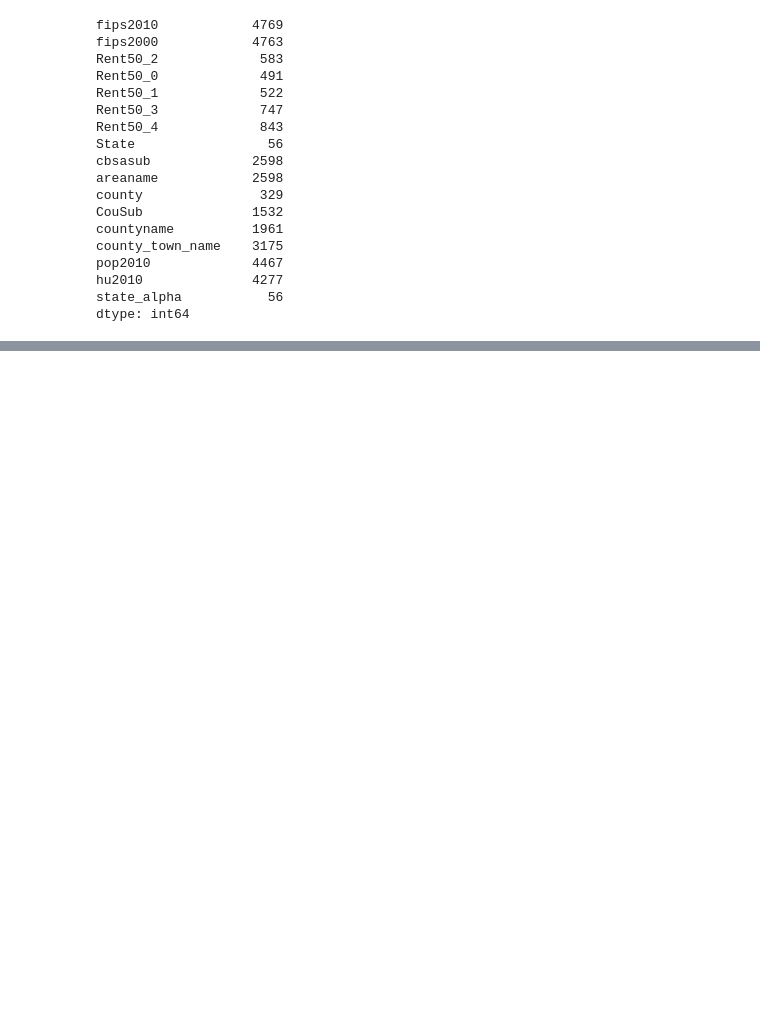
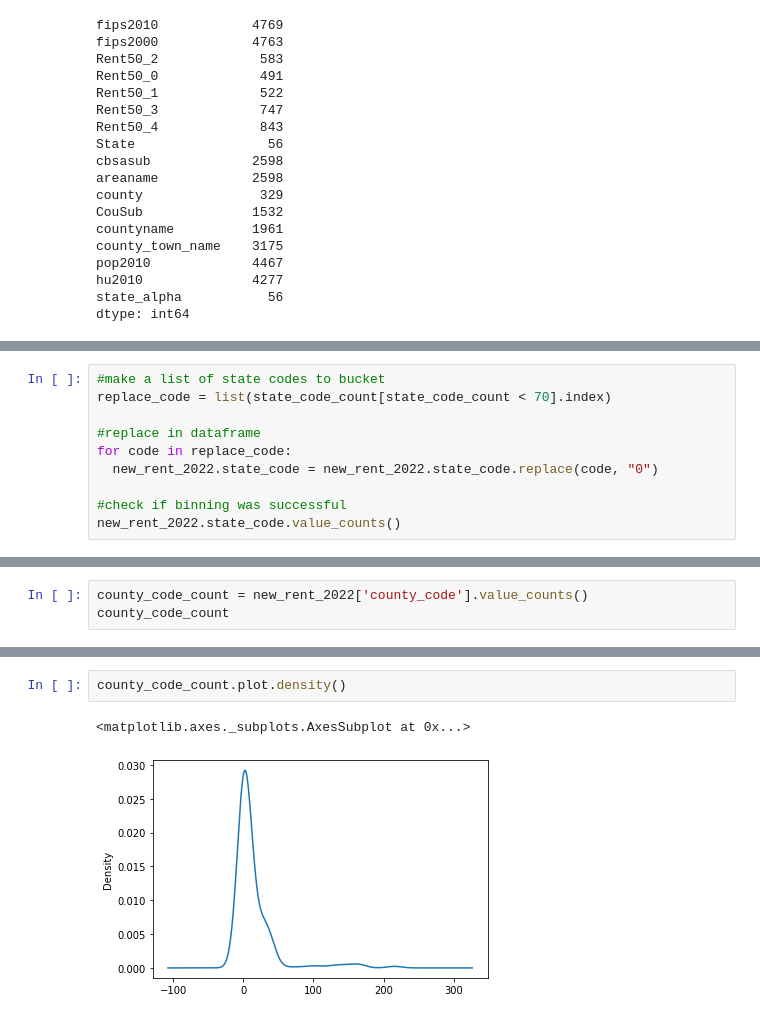
Before and after one commit to shumph10/Housing_Assistance_Analysis, a Jupyter notebook: ttest_project.ipynb, the cells around one changed output, grey strips where cells are left out. Saved outputs shown, nothing was run; the diff lists cells and outputs as text; blank space fills up the shorter version.

```diff
--- a/ttest_project.ipynb
+++ b/ttest_project.ipynb
@@ -211,0 +286,10 @@ dtype: int64
+# %%
+#make a list of state codes to bucket
+replace_code = list(state_code_count[state_code_count < 70].index)
+
+#replace in dataframe
+for code in replace_code:
+  new_rent_2022.state_code = new_rent_2022.state_code.replace(code, "0")
+
+#check if binning was successful
+new_rent_2022.state_code.value_counts()
@@ -211,0 +314,3 @@ dtype: int64
+# %%
+county_code_count = new_rent_2022['county_code'].value_counts()
+county_code_count
@@ -211,0 +330,5 @@ dtype: int64
+# %%
+county_code_count.plot.density()
+# %% [output]
+<matplotlib.axes._subplots.AxesSubplot at 0x...>
+[figure, added]
```
Also changed, not shown: parts of 9 cells of this notebook.
